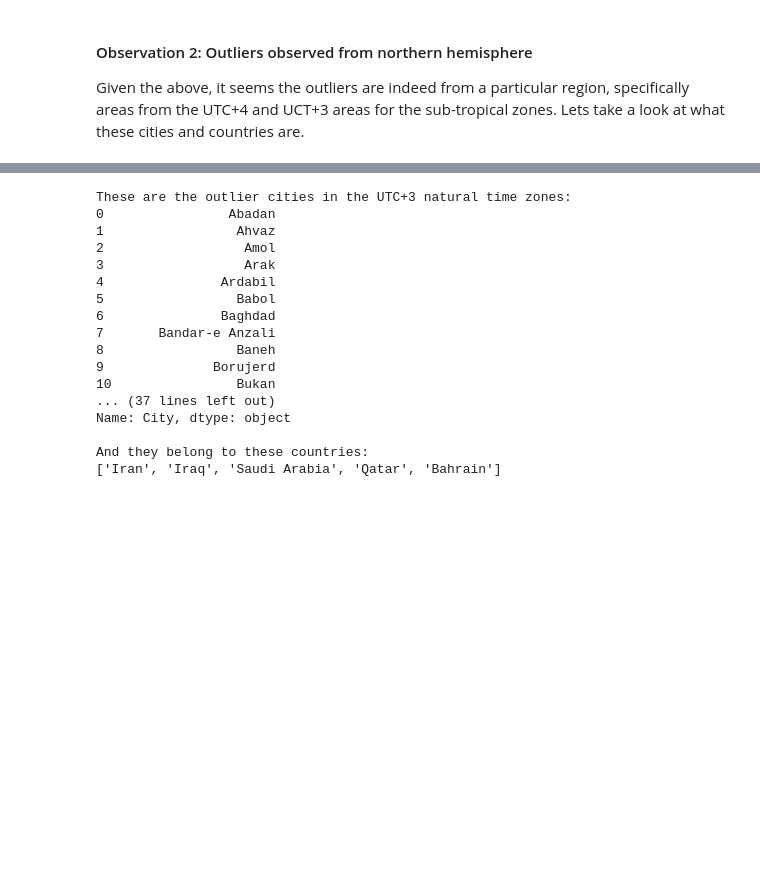
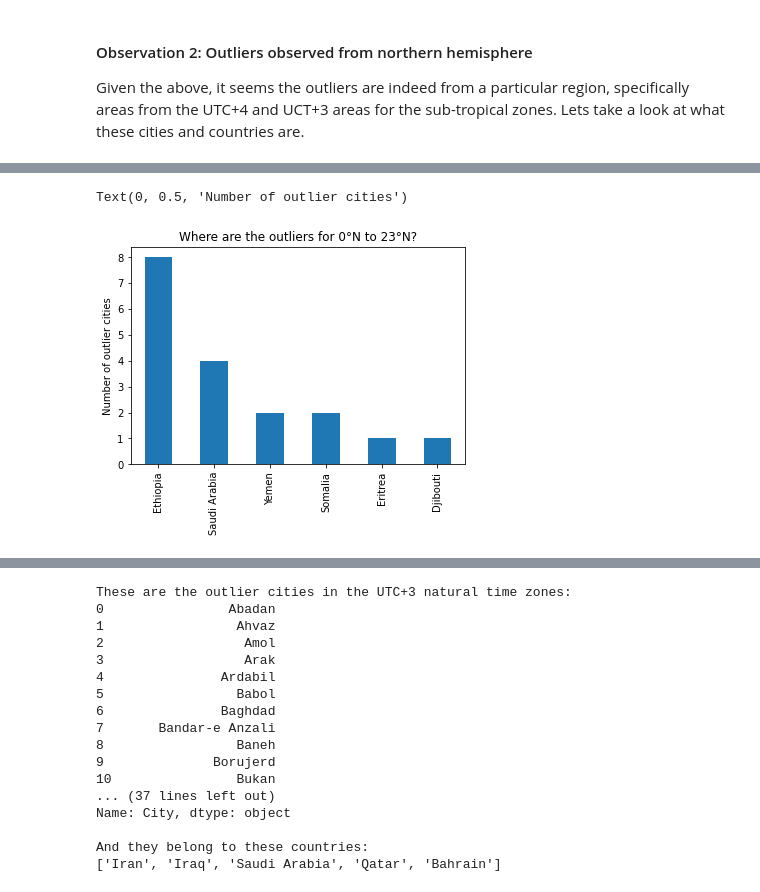
Before and after one commit to nankli/Python_EDA_group_project, a Jupyter notebook: Heating across regions and cities_Justin.ipynb, the cells around one changed output, grey strips where cells are left out. Saved outputs shown, nothing was run; the diff lists cells and outputs as text; code cells hidden in the pictures; blank space fills up the shorter version.

```diff
--- a/Heating across regions and cities_Justin.ipynb
+++ b/Heating across regions and cities_Justin.ipynb
@@ -304,3 +329,19 @@ the UTC+4 and UCT+3 areas for the sub-tropical zones.  Lets take a look at what
+# %%
+UTC3_outliers2 = northhem_data[(northhem_data.Natural_time_zone == 'UTC+3')
+                              & (northhem_data.Latitude > 0)
+                              & (northhem_data.Latitude <= 23.43644)
+                              & (northhem_data.Warming_since_1960 > 2.0)].reset_index().City
+
+# Preparing lists showing the countries with outliers
+l4 = pd.DataFrame(city_list[city_list.city.isin(UTC3_outliers2)].country.value_counts())
+l4.columns = ['Cities in UTC+3']
+
+# Plotting a bar chart showing the countries with outliers
+ax = l4.plot.bar(title = 'Where are the outliers for 0°N to 23°N?', legend=False)
+ax.set_ylabel("Number of outlier cities")
+# %% [output]
+Text(0, 0.5, 'Number of outlier cities')
+[figure, added]
 # %%
 # Let's check the UTC + 4 countries
 print("These are the outlier cities in the UTC+4 natural time zones:")
```
Also changed, not shown: parts of 10 cells of this notebook, 8 other files.
